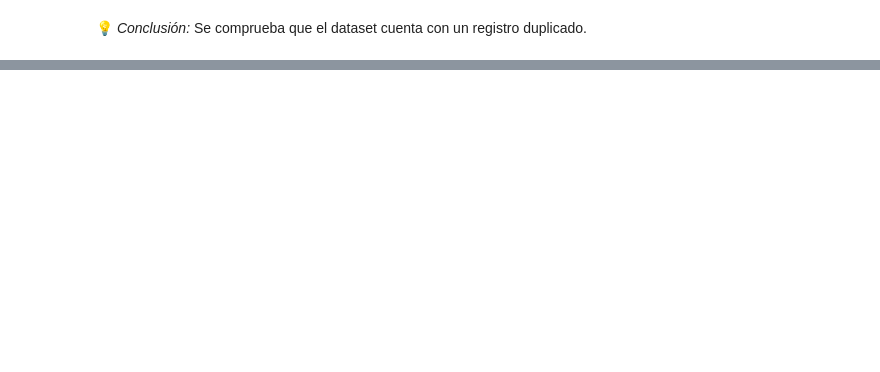
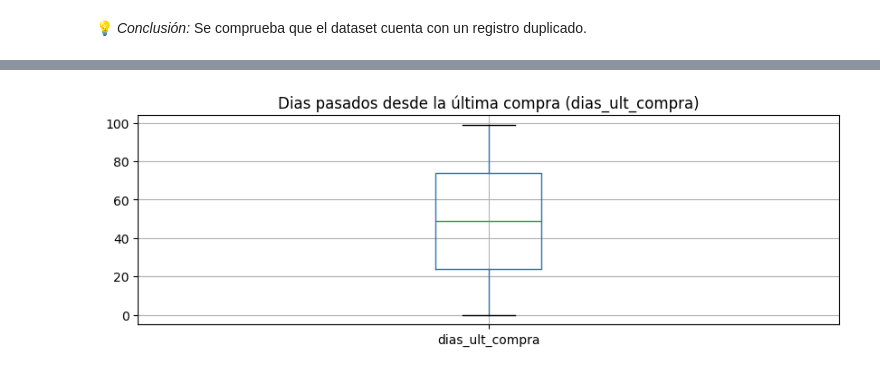
Before and after one commit to chetincho/proyecto_data_science_ii, a Jupyter notebook: main.ipynb, the cells around one changed output, grey strips where cells are left out. Saved outputs shown, nothing was run; the diff lists cells and outputs as text; code cells hidden in the pictures; blank space fills up the shorter version.

```diff
--- a/main.ipynb
+++ b/main.ipynb
@@ -188,0 +224,8 @@ Total de registros duplicados: 1
+# %%
+plt.figure(figsize=(10, 3))
+df.boxplot(column='dias_ult_compra')
+plt.title('Dias pasados desde la última compra (dias_ult_compra)')
+plt.xticks(rotation=0)
+plt.show()
+# %% [output]
+[figure, added]
```
Also changed, not shown: parts of 50 cells of this notebook.
